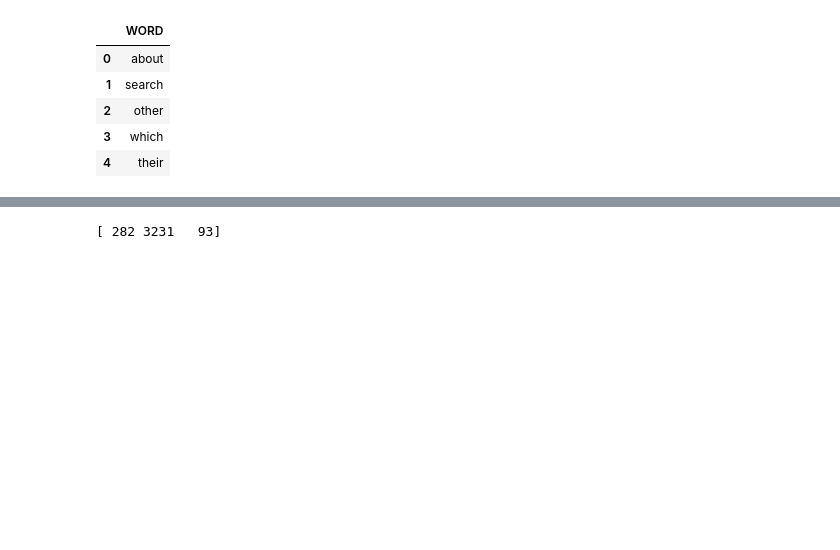
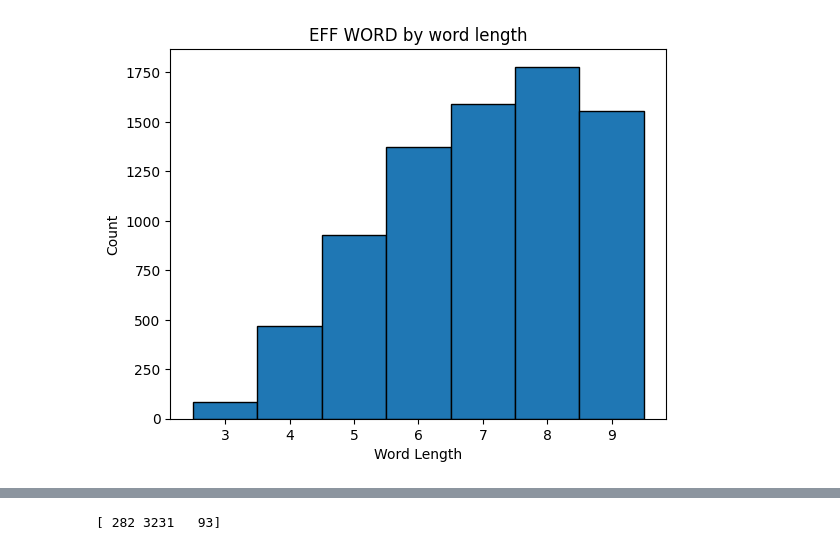
Before and after one commit to william-cutler/phone-phrase, a Jupyter notebook: phone_phrase.ipynb, the cells around one changed output, grey strips where cells are left out. Drawn from its saved outputs; the diff is of its cells as text; code cells hidden in the pictures; blank space fills up the shorter version.

```diff
--- a/phone_phrase.ipynb
+++ b/phone_phrase.ipynb
@@ -5,11 +14,11 @@ import matplotlib.pyplot as plt
 # %%
 word_df = pd.read_csv('words.txt', sep=" ", header=0)
 word_df.head()
+words_corpus = word_df['WORD']
-# %% [output]
-|  | WORD |
-| 0 | about |
-| 1 | search |
-| 2 | other |
-| 3 | which |
-| 4 | their |
+# %%
+eff_word_df = pd.read_csv('eff_large_wordlist.txt', sep="\t", header=0)
+eff_corpus = eff_word_df['word']
+plot_corpus_word_lengths(eff_corpus, 'EFF WORD')
+# %% [output]
+[figure, added]
 # %%
```
Also changed, not shown: parts of 11 cells of this notebook, 9 other files.
